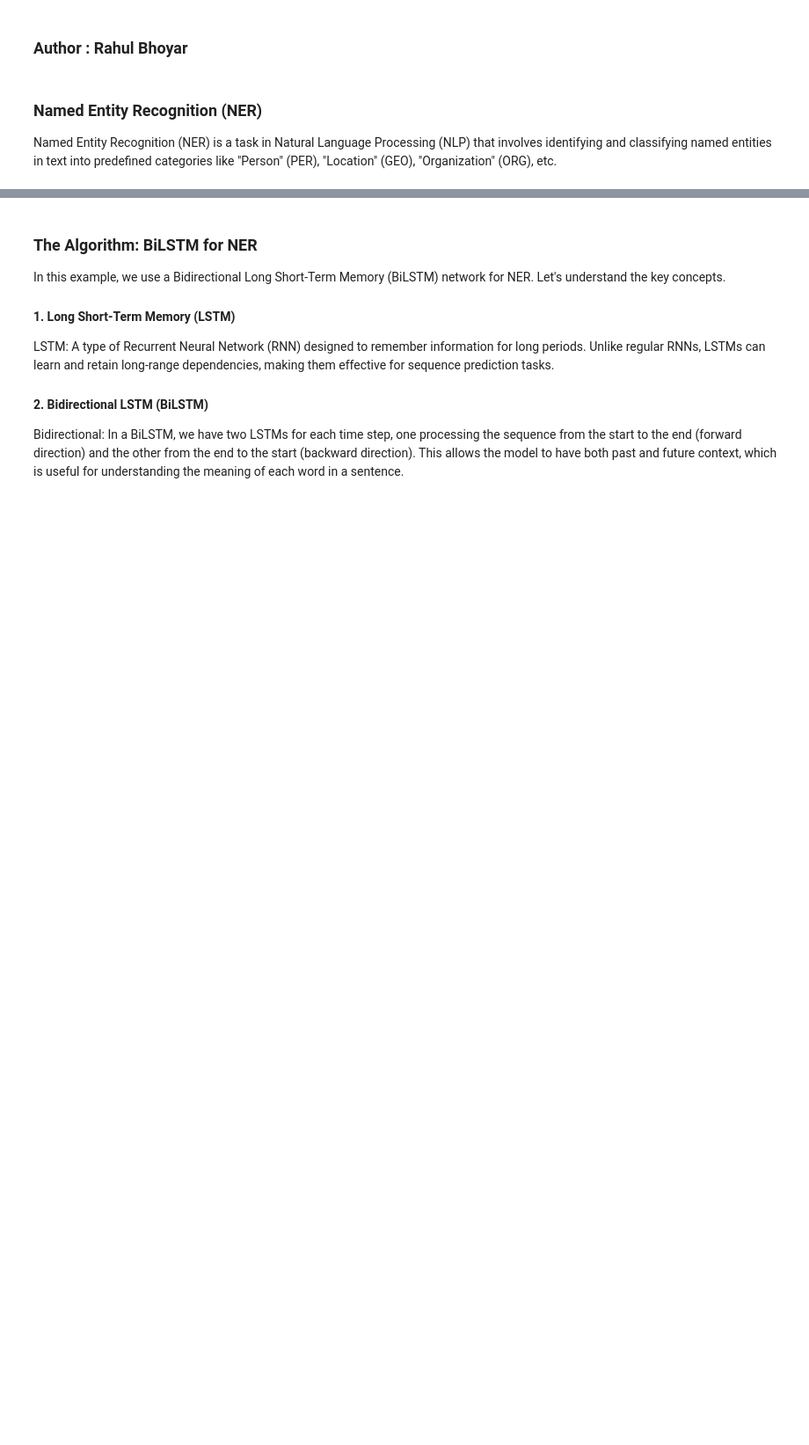
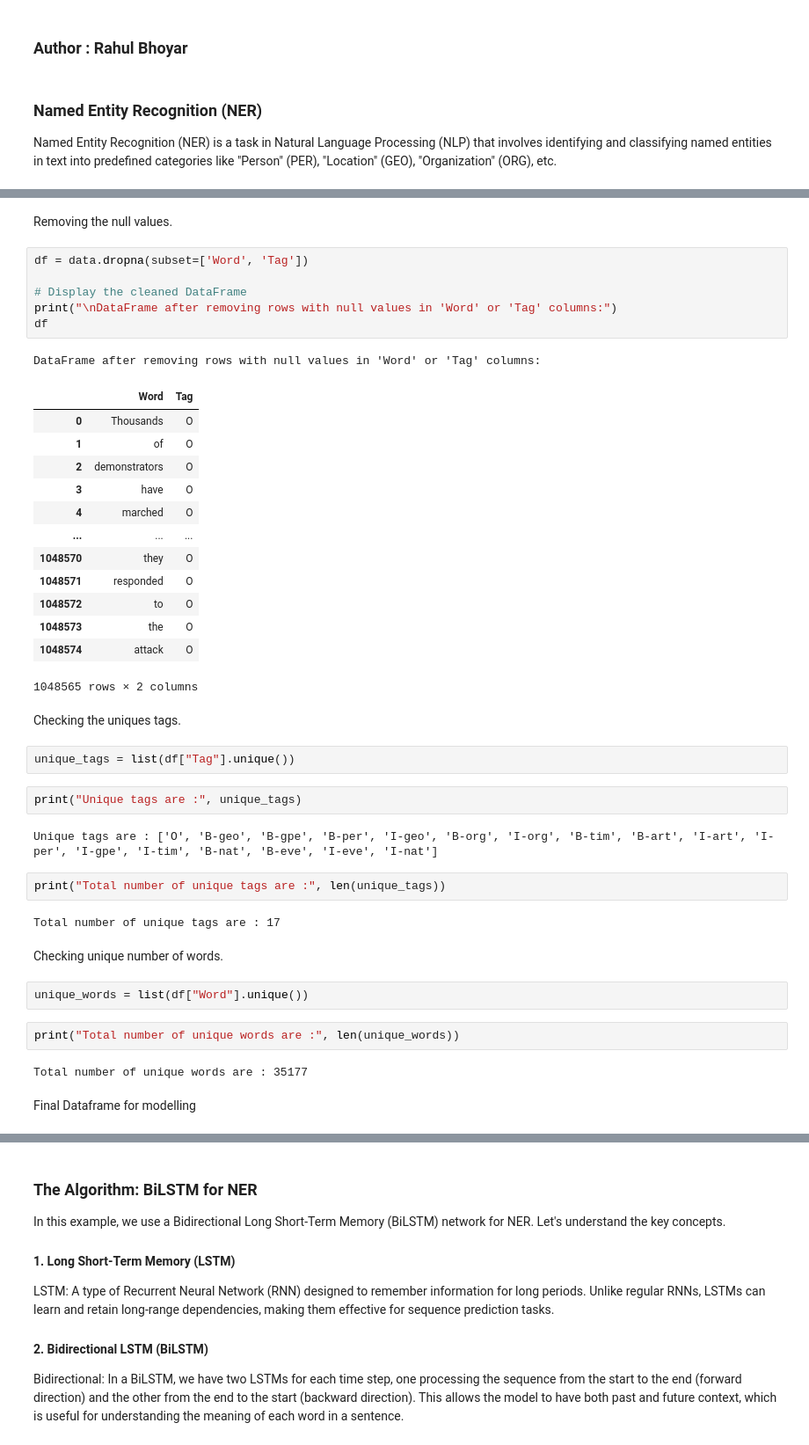
Before and after one commit to rahulbhoyar1995/NER-Case-Study, a Jupyter notebook: ner_analysis.ipynb, the cells around one changed output, grey strips where cells are left out. Shown: that part at 88% size. Saved outputs shown, nothing was run; the diff lists cells and outputs as text; blank space fills up the shorter version.

```diff
--- a/ner_analysis.ipynb
+++ b/ner_analysis.ipynb
@@ -8,0 +81,45 @@ Named Entity Recognition (NER) is a task in Natural Language Processing (NLP) th
+# %% [markdown]
+Removing the null values.
+# %%
+df = data.dropna(subset=['Word', 'Tag'])
+
+# Display the cleaned DataFrame
+print("\nDataFrame after removing rows with null values in 'Word' or 'Tag' columns:")
+df
+# %% [output]
+DataFrame after removing rows with null values in 'Word' or 'Tag' columns:
+|  | Word | Tag |
+| 0 | Thousands | O |
+| 1 | of | O |
+| 2 | demonstrators | O |
+| 3 | have | O |
+| 4 | marched | O |
+| ... | ... | ... |
+| 1048570 | they | O |
+| 1048571 | responded | O |
+| 1048572 | to | O |
+| 1048573 | the | O |
+| 1048574 | attack | O |
+1048565 rows × 2 columns
+# %% [markdown]
+Checking the uniques tags.
+# %%
+unique_tags = list(df["Tag"].unique())
+# %%
+print("Unique tags are :", unique_tags)
+# %% [output]
+Unique tags are : ['O', 'B-geo', 'B-gpe', 'B-per', 'I-geo', 'B-org', 'I-org', 'B-tim', 'B-art', 'I-art', 'I-per', 'I-gpe', 'I-tim', 'B-nat', 'B-eve', 'I-eve', 'I-nat']
+# %%
+print("Total number of unique tags are :", len(unique_tags))
+# %% [output]
+Total number of unique tags are : 17
+# %% [markdown]
+Checking unique number of words.
+# %%
+unique_words = list(df["Word"].unique())
+# %%
+print("Total number of unique words are :", len(unique_words))
+# %% [output]
+Total number of unique words are : 35177
+# %% [markdown]
+Final Dataframe for modelling
```
Also changed, not shown: parts of 23 cells of this notebook.
